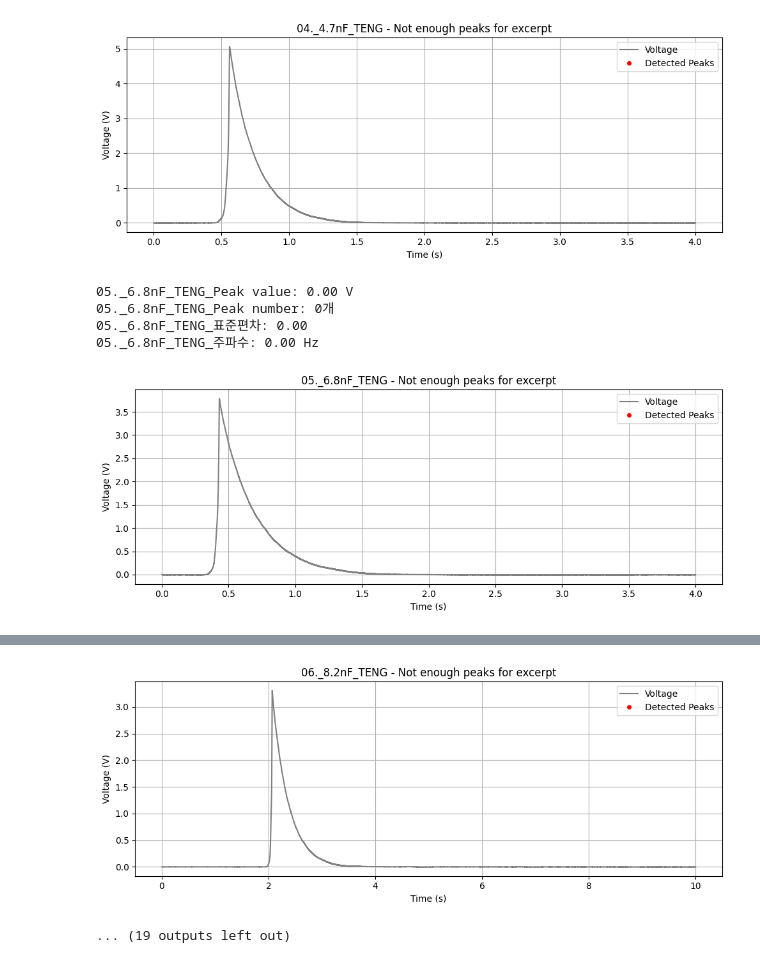
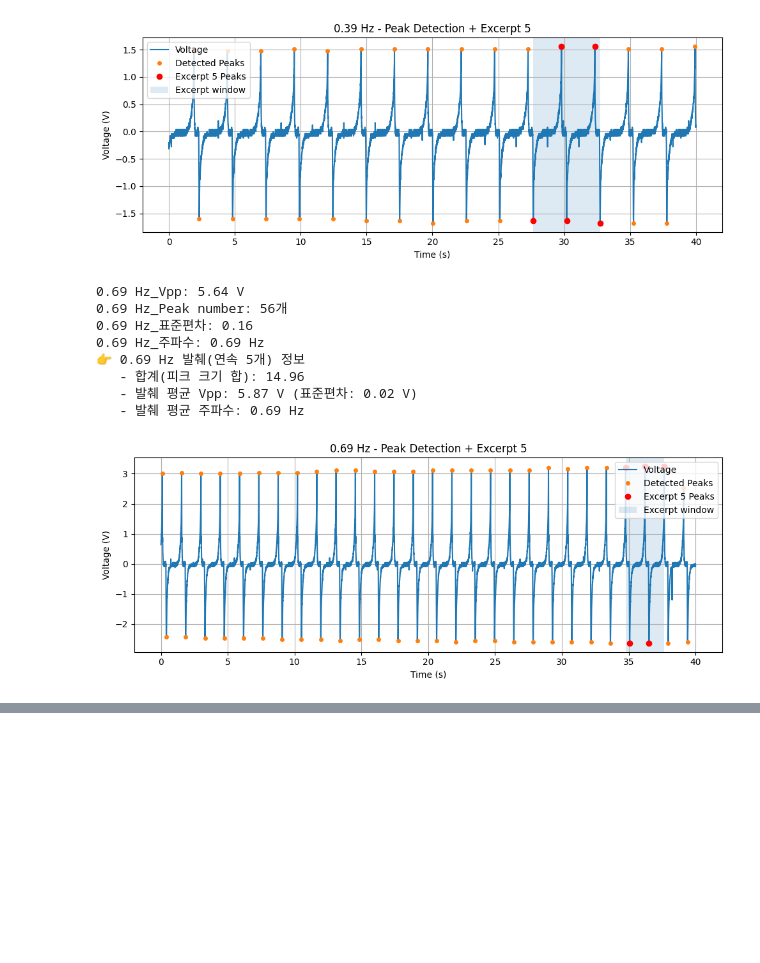
Before and after one commit to Gibeom-Lee/GB_practicing, a Jupyter notebook: data_processing/Vpp finder-partial.ipynb, the cells around one changed output, grey strips where cells are left out. Drawn from its saved outputs; the diff is of its cells as text; code cells hidden in the pictures; blank space fills up the shorter version.

```diff
--- a/data_processing/Vpp finder-partial.ipynb
+++ b/data_processing/Vpp finder-partial.ipynb
@@ -20,21 +20,21 @@ from scipy.signal import find_peaks
 # "neg"  → 음의 피크만 (Abs. Peak Mag. 분석)
 # "pos"  → 양의 피크만 (Abs. Peak Mag. 분석)
 # "both" → 양/음 피크 모두 (Vpp 분석)
-peak_mode = "pos"
+peak_mode = "both"
 
 # -------------------------------
 # 폴더 경로
-folder_path = r"C:\Users\user\Desktop\Gibeom\HI Lab\0. Projects\0. On going\1. ionic DC-TENG\0. 실험자료\8. Gibeom touch\260219_Cap별 peak 하나 계형\0minimized_csv파일"
+folder_path = r"C:\Users\user\Desktop\Gibeom\HI Lab\0. Projects\0. On going\2. Triboresistive sliding sensor\2. Origin\260125기범_CSV\0minimized_Fig 2j"
 
 # 사용자 설정값
 prominence_ratio = 0.3   # 표준편차(std) * 비율로 prominence 기준 설정
 min_prominence   = 0.1   # prominence 하한 : 전체 신호 표준편차의 몇 배 이상 튀어나와야 후보 피크로 인정할지
-min_distance_sec = 0.1 # 인접 피크 최소 간격(초)
-snr_threshold    = 3     # SNR 기준 : 피크가 주변 노이즈보다 몇 배 커야 통과할지
-min_relative_height = 0.03  # 전체 최대 진폭 대비 최소 비율
+min_distance_sec = 1.0 # 인접 피크 최소 간격(초)
+snr_threshold    = 2.5     # SNR 기준 : 피크가 주변 노이즈보다 몇 배 커야 통과할지
+min_relative_height = 0.5  # 전체 최대 진폭 대비 최소 비율
 abs_min_height = 0.01       # 최소 피크 height
 
-window_peaks = 20       # <<<< 연속 피크 개수
+window_peaks = 5       # <<<< 연속 피크 개수
 
 # 그래프 Y축ws
 y_range = (None, None)
@@ -68,6 +68,38 @@ excerpt_std_analysis_list = []
 excerpt_mean_freq_list = []
 
 analysis_unit = "Vpp" if peak_mode == "both" else "Peak value"
+
+def calculate_mean_frequency(peak_indices, time, voltage, peak_mode):
+    if len(peak_indices) < 2:
+        return 0.0
+
+    peak_times = time[peak_indices]
+
+    if peak_mode != "both":
+        periods = np.diff(peak_times)
+        if len(periods) == 0:
+            return 0.0
+        return float(np.mean(1.0 / periods))
+
+    peak_values = voltage[peak_indices]
+    pos_indices = peak_indices[peak_values >= 0]
+    neg_indices = peak_indices[peak_values < 0]
+
+    candidate_freqs = []
+    for same_polarity_indices in (pos_indices, neg_indices):
+        if len(same_polarity_indices) >= 2:
+            same_polarity_times = time[same_polarity_indices]
+            periods = np.diff(same_polarity_times)
+            if len(periods) > 0:
+                candidate_freqs.append(float(np.mean(1.0 / periods)))
+
+    if candidate_freqs:
+        return float(np.mean(candidate_freqs))
+
+    periods = np.diff(peak_times)
+    if len(periods) == 0:
+        return 0.0
+    return float(np.mean(1.0 / periods)) / 2.0
 
 # ============================================================
 # 파일 반복 루프
@@ -151,11 +183,7 @@ for file_name in csv_files:
             std_analysis = 0.0
 
         # 주파수 계산
-        if len(peak_times) >= 2:
-            periods = np.diff(peak_times)
-            mean_freq = float(np.mean(1.0 / periods))
-        else:
-            mean_freq = 0.0
+        mean_freq = calculate_mean_frequency(final_peaks, time, voltage, peak_mode)
 
         base_name = os.path.splitext(file_name)[0]
         print(f"{base_name}_{analysis_unit}: {mean_analysis:.2f} V")
@@ -206,11 +234,7 @@ for file_name in csv_files:
                 else:
                     excerpt_std_analysis = np.std(excerpt_analysis_values, ddof=1) if len(excerpt_analysis_values) > 1 else 0.0
 
-            if len(excerpt_times) >= 2:
-                excerpt_periods = np.diff(excerpt_times)
-                excerpt_mean_freq = float(np.mean(1.0 / excerpt_periods))
-            else:
-                excerpt_mean_freq = 0.0
+            excerpt_mean_freq = calculate_mean_frequency(excerpt_idx, time, voltage, peak_mode)
 
             print(f"👉 {base_name} 발췌(연속 {window_peaks}개) 정보")
             print(f"   - 합계(피크 크기 합): {np.sum(excerpt_mags):.2f}")
@@ -313,6 +352,10 @@ else:
-[figure, old version]
+[figure, new version]
-05._6.8nF_TENG_Peak value: 0.00 V
-05._6.8nF_TENG_Peak number: 0개
-05._6.8nF_TENG_표준편차: 0.00
-05._6.8nF_TENG_주파수: 0.00 Hz
+0.69 Hz_Vpp: 5.64 V
+0.69 Hz_Peak number: 56개
+0.69 Hz_표준편차: 0.16
+0.69 Hz_주파수: 0.69 Hz
+👉 0.69 Hz 발췌(연속 5개) 정보
+   - 합계(피크 크기 합): 14.96
+   - 발췌 평균 Vpp: 5.87 V (표준편차: 0.02 V)
+   - 발췌 평균 주파수: 0.69 Hz
-[figure, old version]
+[figure, new version]
@@ -323,2 +373,0 @@ else:
-[figure, removed]
-... (19 outputs left out)
```
Also changed, not shown: parts of 1 cell of this notebook, 4 other files.
